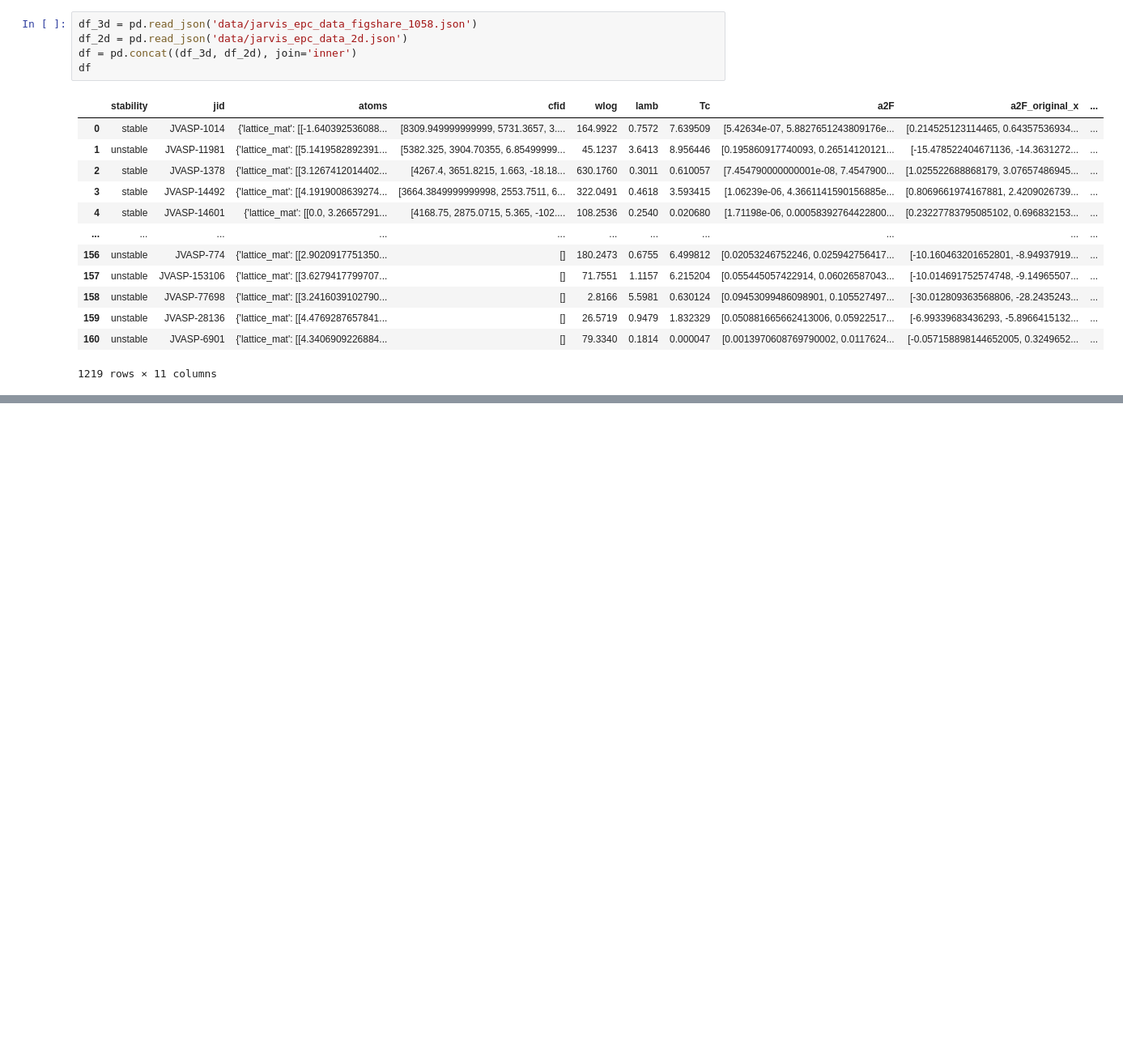
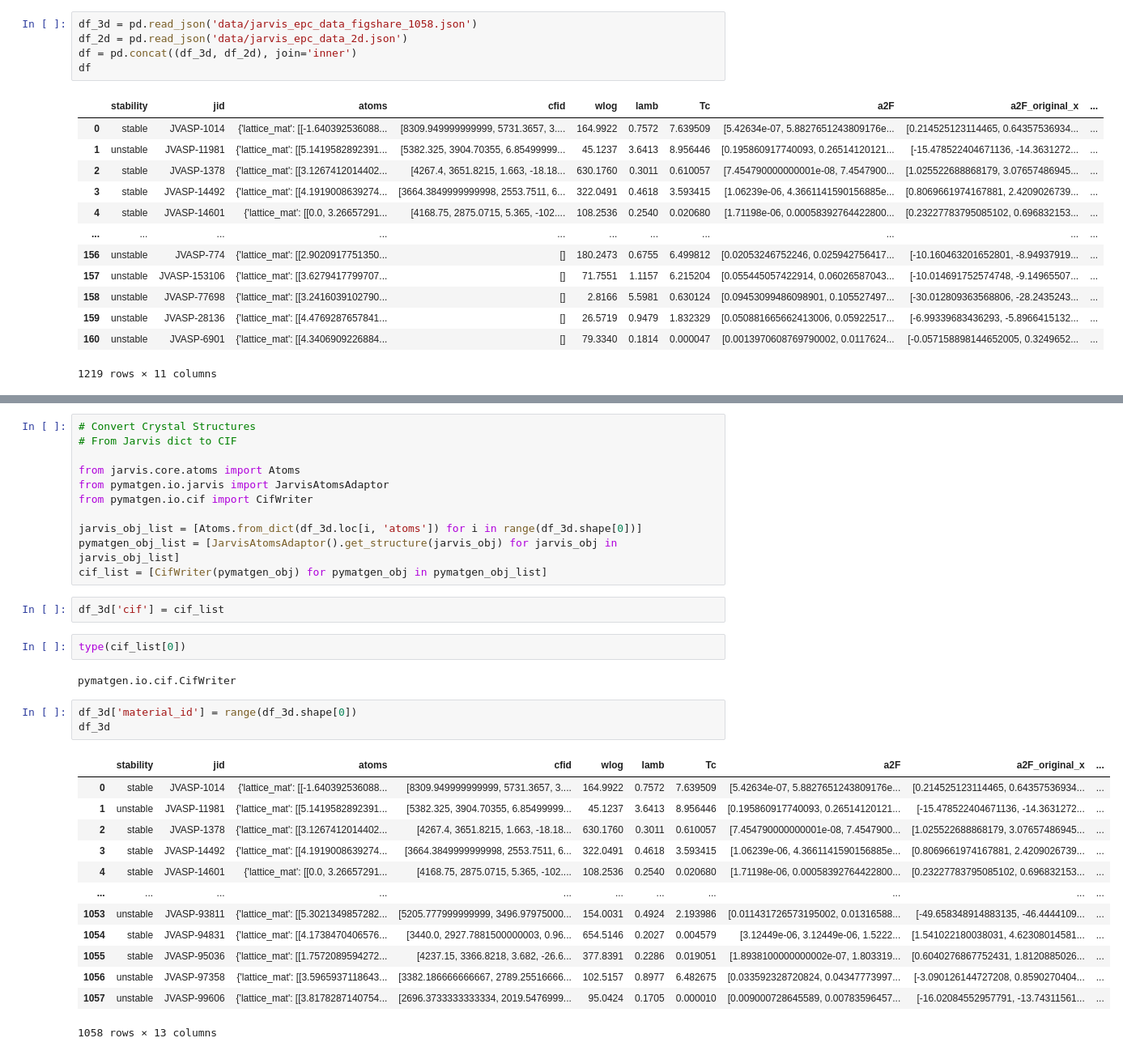
Before and after one commit to oytang/Agent47-Material, a Jupyter notebook: data.ipynb, the cells around one changed output, grey strips where cells are left out. Shown at 81% size. Drawn from its saved outputs; the diff is of its cells as text; blank space fills up the shorter version.

Commit message:
Data preprocessing: jarvis to cif

```diff
--- a/data.ipynb
+++ b/data.ipynb
@@ -33,0 +36,34 @@ plt.savefig('figure/jarvis-hist.png', facecolor='white')
+# %%
+# Convert Crystal Structures
+# From Jarvis dict to CIF
+
+from jarvis.core.atoms import Atoms
+from pymatgen.io.jarvis import JarvisAtomsAdaptor
+from pymatgen.io.cif import CifWriter
+
+jarvis_obj_list = [Atoms.from_dict(df_3d.loc[i, 'atoms']) for i in range(df_3d.shape[0])]
+pymatgen_obj_list = [JarvisAtomsAdaptor().get_structure(jarvis_obj) for jarvis_obj in jarvis_obj_list]
+cif_list = [CifWriter(pymatgen_obj) for pymatgen_obj in pymatgen_obj_list]
+# %%
+df_3d['cif'] = cif_list
+# %%
+type(cif_list[0])
+# %% [output]
+pymatgen.io.cif.CifWriter
+# %%
+df_3d['material_id'] = range(df_3d.shape[0])
+df_3d
+# %% [output]
+|  | stability | jid | atoms | cfid | wlog | lamb | Tc | a2F | a2F_original_x | ... |
+| 0 | stable | JVASP-1014 | {'lattice_mat': [[-1.640392536088... | [8309.949999999999, 5731.3657, 3.... | 164.9922 | 0.7572 | 7.639509 | [5.42634e-07, 5.8827651243809176e... | [0.214525123114465, 0.64357536934... | ... |
+| 1 | unstable | JVASP-11981 | {'lattice_mat': [[5.1419582892391... | [5382.325, 3904.70355, 6.85499999... | 45.1237 | 3.6413 | 8.956446 | [0.195860917740093, 0.26514120121... | [-15.478522404671136, -14.3631272... | ... |
+| 2 | stable | JVASP-1378 | {'lattice_mat': [[3.1267412014402... | [4267.4, 3651.8215, 1.663, -18.18... | 630.1760 | 0.3011 | 0.610057 | [7.454790000000001e-08, 7.4547900... | [1.025522688868179, 3.07657486945... | ... |
+| 3 | stable | JVASP-14492 | {'lattice_mat': [[4.1919008639274... | [3664.3849999999998, 2553.7511, 6... | 322.0491 | 0.4618 | 3.593415 | [1.06239e-06, 4.3661141590156885e... | [0.8069661974167881, 2.4209026739... | ... |
+| 4 | stable | JVASP-14601 | {'lattice_mat': [[0.0, 3.26657291... | [4168.75, 2875.0715, 5.365, -102.... | 108.2536 | 0.2540 | 0.020680 | [1.71198e-06, 0.00058392764422800... | [0.23227783795085102, 0.696832153... | ... |
+| ... | ... | ... | ... | ... | ... | ... | ... | ... | ... | ... |
+| 1053 | unstable | JVASP-93811 | {'lattice_mat': [[5.3021349857282... | [5205.777999999999, 3496.97975000... | 154.0031 | 0.4924 | 2.193986 | [0.011431726573195002, 0.01316588... | [-49.658348914883135, -46.4444109... | ... |
+| 1054 | stable | JVASP-94831 | {'lattice_mat': [[4.1738470406576... | [3440.0, 2927.7881500000003, 0.96... | 654.5146 | 0.2027 | 0.004579 | [3.12449e-06, 3.12449e-06, 1.5222... | [1.541022180038031, 4.62308014581... | ... |
+| 1055 | stable | JVASP-95036 | {'lattice_mat': [[1.7572089594272... | [4237.15, 3366.8218, 3.682, -26.6... | 377.8391 | 0.2286 | 0.019051 | [1.8938100000000002e-07, 1.803319... | [0.6040276867752431, 1.8120885026... | ... |
+| 1056 | unstable | JVASP-97358 | {'lattice_mat': [[3.5965937118643... | [3382.186666666667, 2789.25516666... | 102.5157 | 0.8977 | 6.482675 | [0.033592328720824, 0.04347773997... | [-3.090126144727208, 0.8590270404... | ... |
+| 1057 | unstable | JVASP-99606 | {'lattice_mat': [[3.8178287140754... | [2696.3733333333334, 2019.5476999... | 95.0424 | 0.1705 | 0.000010 | [0.009000728645589, 0.00783596457... | [-16.02084552957791, -13.74311561... | ... |
+1058 rows × 13 columns
```
Also changed, not shown: parts of 4 cells of this notebook, 1 other file.
